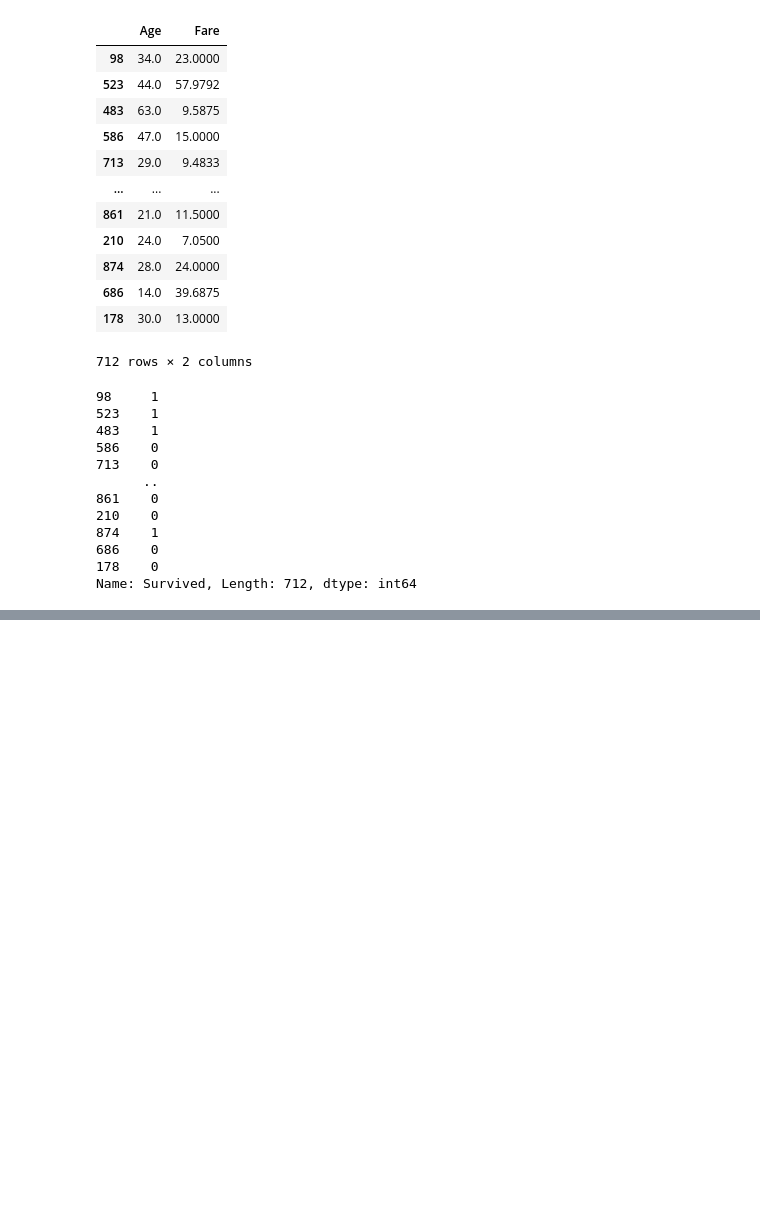
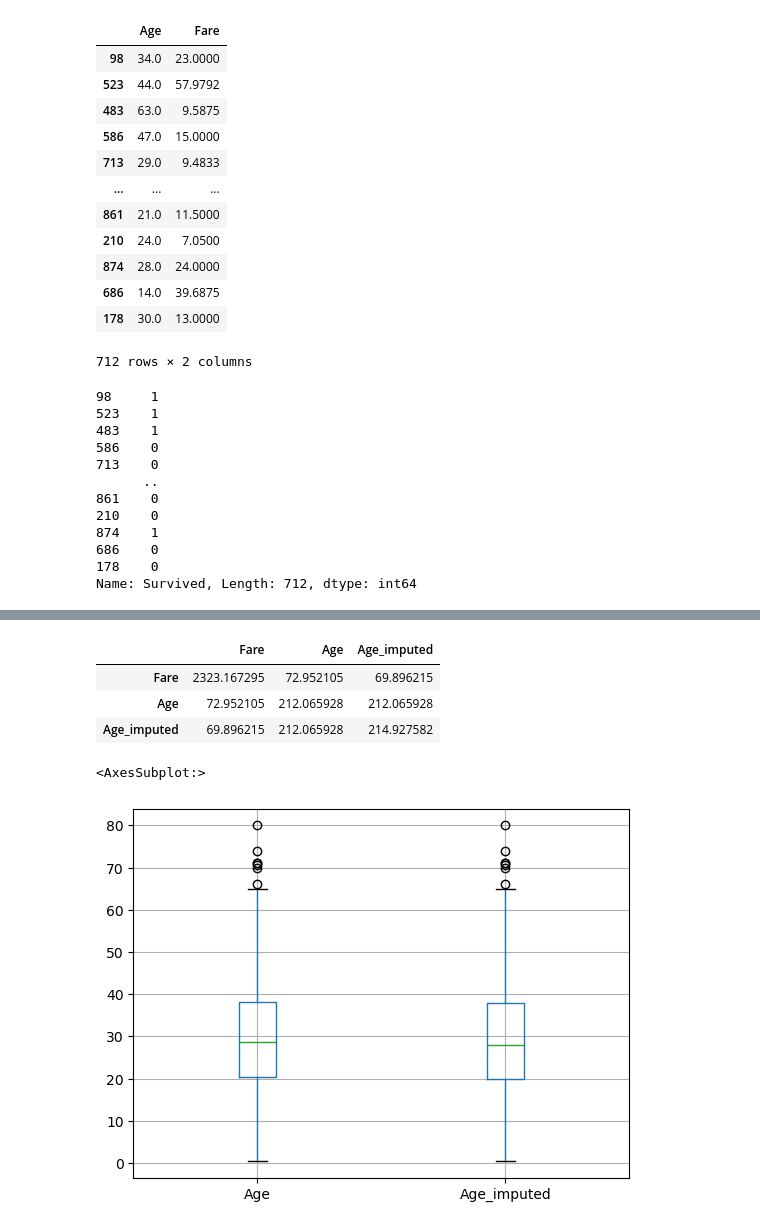
Before and after one commit to taherafirdose/100-days-of-Machine-Learning, a Jupyter notebook: Handling Missing Data/Random Imputation.ipynb, the cells around one changed output, grey strips where cells are left out. Drawn from its saved outputs; the diff is of its cells as text; code cells hidden in the pictures; blank space fills up the shorter version.

```diff
--- a/Handling Missing Data/Random Imputation.ipynb
+++ b/Handling Missing Data/Random Imputation.ipynb
@@ -64,0 +128,12 @@ Name: Survived, Length: 712, dtype: int64
+# %%
+X_train[['Fare', 'Age', 'Age_imputed']].cov()
+# %% [output]
+|  | Fare | Age | Age_imputed |
+| Fare | 2323.167295 | 72.952105 | 69.896215 |
+| Age | 72.952105 | 212.065928 | 212.065928 |
+| Age_imputed | 69.896215 | 212.065928 | 214.927582 |
+# %%
+X_train[['Age', 'Age_imputed']].boxplot()
+# %% [output]
+<AxesSubplot:>
+[figure, added]
```
Also changed, not shown: parts of 21 cells of this notebook, 4 other files.
